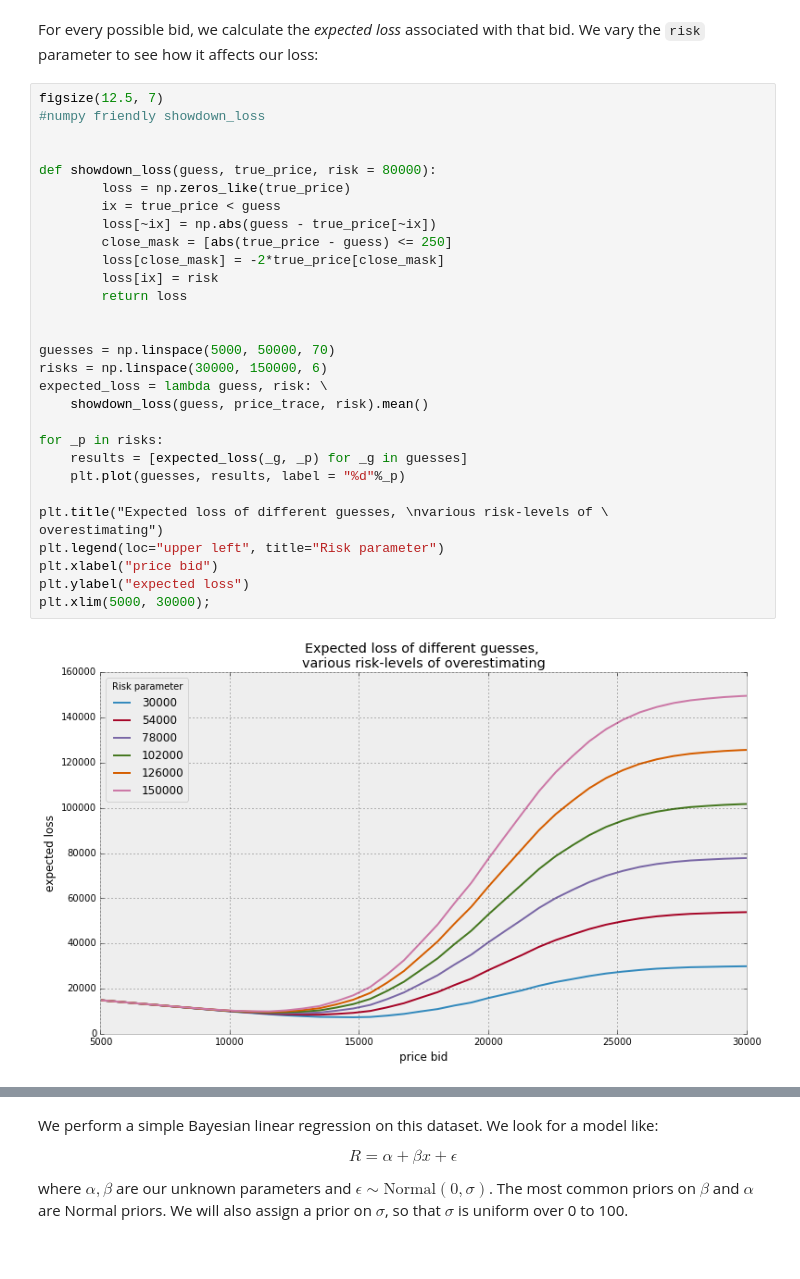
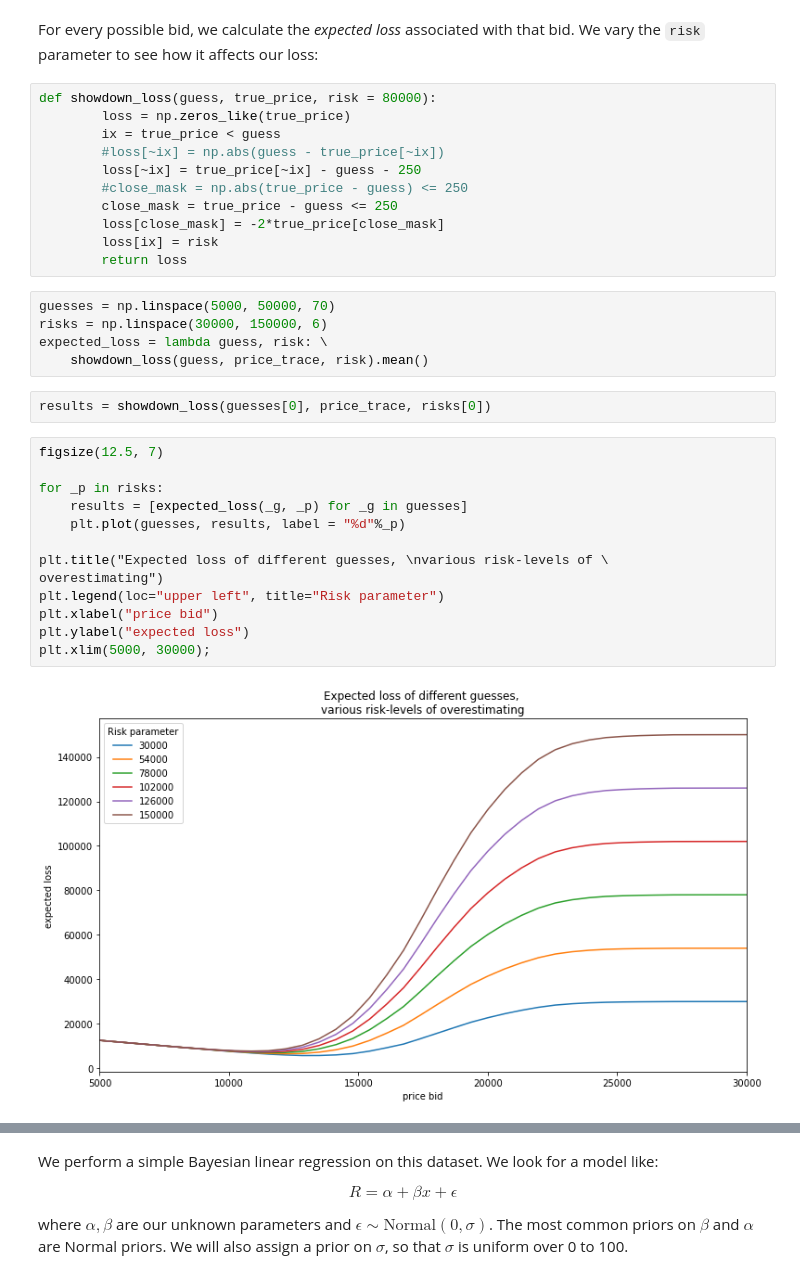
Before and after one commit to cmencar/Probabilistic-Programming-and-Bayesian-Methods-for-Hackers, a Jupyter notebook: Chapter5_LossFunctions/TII-05.ipynb, the cells around one changed output, grey strips where cells are left out. Cells and saved outputs as stored; diff of their text form.

```diff
--- a/Chapter5_LossFunctions/TII-05.ipynb
+++ b/Chapter5_LossFunctions/TII-05.ipynb
@@ -393,37 +402,38 @@ where `risk` is a parameter that defines of how bad it is if your guess is over
 # %% [markdown]
 For every possible bid, we calculate the *expected loss* associated with that bid. We vary the `risk` parameter to see how it affects our loss:
+# %%
+def showdown_loss(guess, true_price, risk = 80000):
+        loss = np.zeros_like(true_price)
+        ix = true_price < guess
+        #loss[~ix] = np.abs(guess - true_price[~ix])
+        loss[~ix] = true_price[~ix] - guess - 250
+        #close_mask = np.abs(true_price - guess) <= 250
+        close_mask = true_price - guess <= 250
+        loss[close_mask] = -2*true_price[close_mask]
+        loss[ix] = risk
+        return loss
+# %%
+guesses = np.linspace(5000, 50000, 70)
+risks = np.linspace(30000, 150000, 6)
+expected_loss = lambda guess, risk: \
+    showdown_loss(guess, price_trace, risk).mean()
+# %%
+results = showdown_loss(guesses[0], price_trace, risks[0])
 # %%
 figsize(12.5, 7)
-#numpy friendly showdown_loss
-
-
-def showdown_loss(guess, true_price, risk = 80000):
-        loss = np.zeros_like(true_price)
-        ix = true_price < guess
-        loss[~ix] = np.abs(guess - true_price[~ix])
-        close_mask = [abs(true_price - guess) <= 250]
-        loss[close_mask] = -2*true_price[close_mask]
-        loss[ix] = risk
-        return loss
-
-
-guesses = np.linspace(5000, 50000, 70)
-risks = np.linspace(30000, 150000, 6)
-expected_loss = lambda guess, risk: \
-    showdown_loss(guess, price_trace, risk).mean()
 
 for _p in risks:
     results = [expected_loss(_g, _p) for _g in guesses]
     plt.plot(guesses, results, label = "%d"%_p)
 
 plt.title("Expected loss of different guesses, \nvarious risk-levels of \
 overestimating")
 plt.legend(loc="upper left", title="Risk parameter")
 plt.xlabel("price bid")
 plt.ylabel("expected loss")
 plt.xlim(5000, 30000);
 # %% [output]
-[figure, old version]
+[figure, new version]
 # %% [markdown]
 ### Minimizing our losses
 
```
Also changed, not shown: parts of 37 cells of this notebook.
